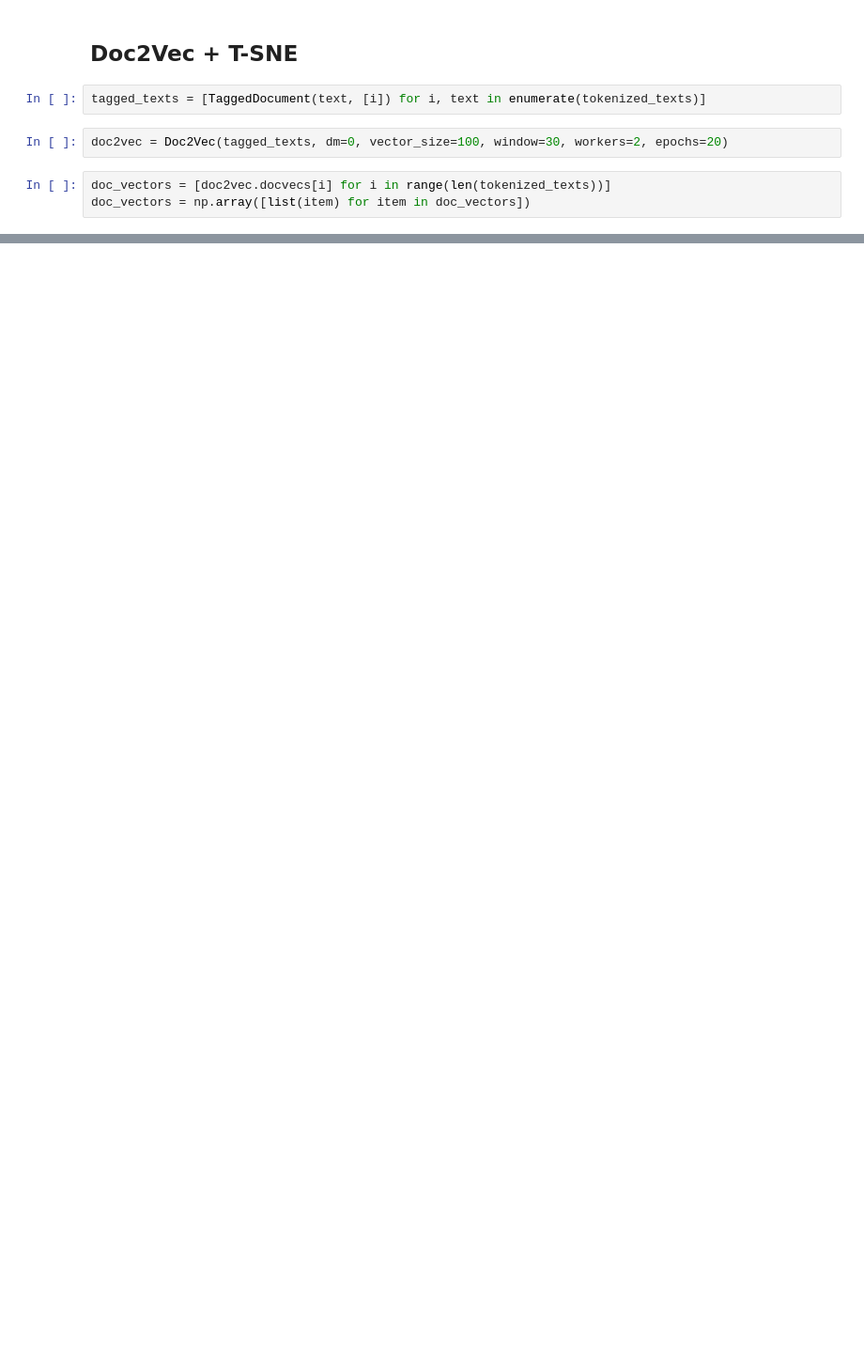
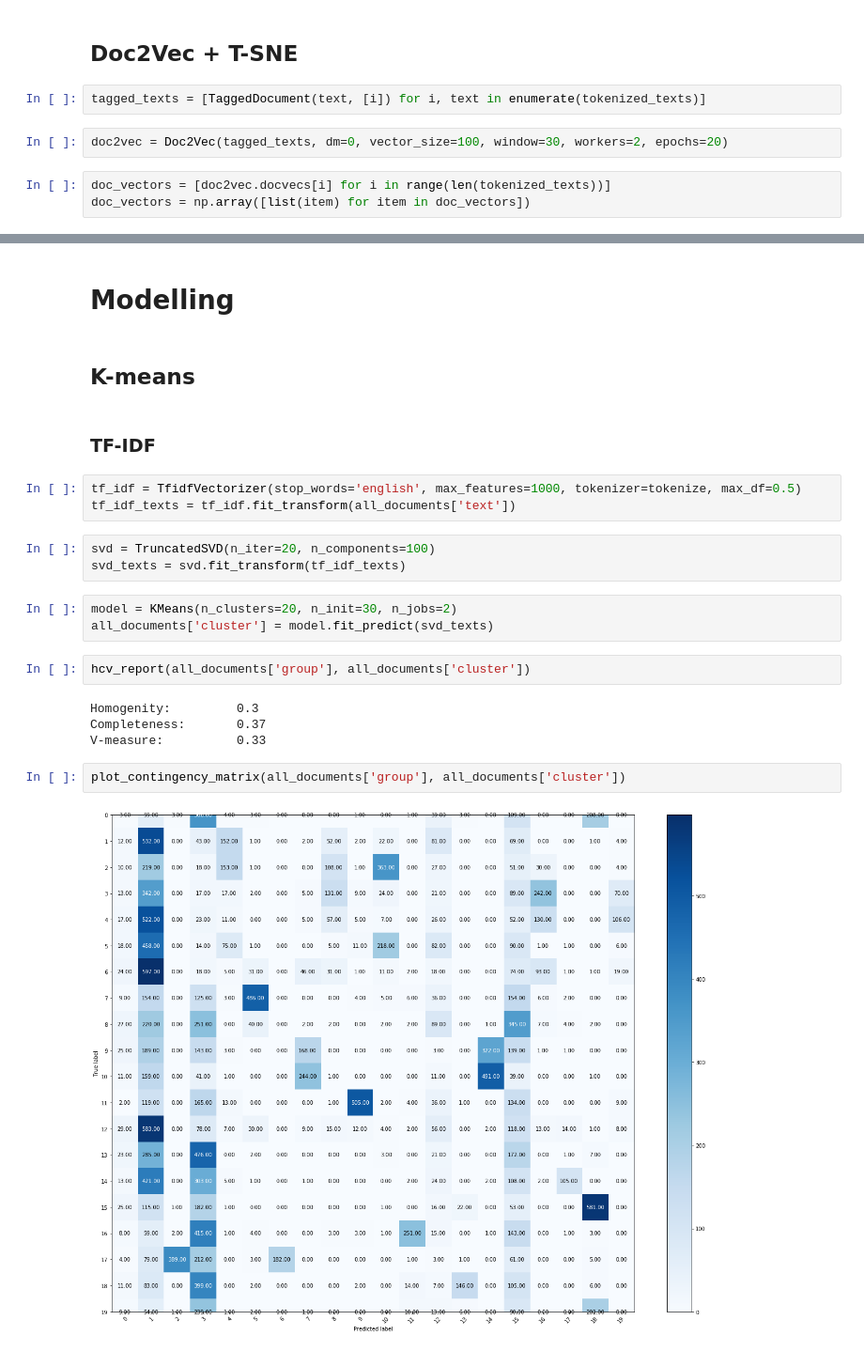
Before and after one commit to Goopard/DS-Homeworks, a Jupyter notebook: HW6.ipynb, the cells around one changed output, grey strips where cells are left out. Shown at 94% size. Cells and saved outputs as stored; diff of their text form; blank space fills up the shorter version.

Commit message:
kmeans modelling

```diff
--- a/HW6.ipynb
+++ b/HW6.ipynb
@@ -185,0 +236,25 @@ plot_color_dots(result, all_documents['group'])
+# %% [markdown]
+# Modelling
+# %% [markdown]
+## K-means
+# %% [markdown]
+### TF-IDF
+# %%
+tf_idf = TfidfVectorizer(stop_words='english', max_features=1000, tokenizer=tokenize, max_df=0.5)
+tf_idf_texts = tf_idf.fit_transform(all_documents['text'])
+# %%
+svd = TruncatedSVD(n_iter=20, n_components=100)
+svd_texts = svd.fit_transform(tf_idf_texts)
+# %%
+model = KMeans(n_clusters=20, n_init=30, n_jobs=2)
+all_documents['cluster'] = model.fit_predict(svd_texts)
+# %%
+hcv_report(all_documents['group'], all_documents['cluster'])
+# %% [output]
+Homogenity:         0.3
+Completeness:       0.37
+V-measure:          0.33
+# %%
+plot_contingency_matrix(all_documents['group'], all_documents['cluster'])
+# %% [output]
+[figure, added]
```
Also changed, not shown: parts of 20 cells of this notebook.
